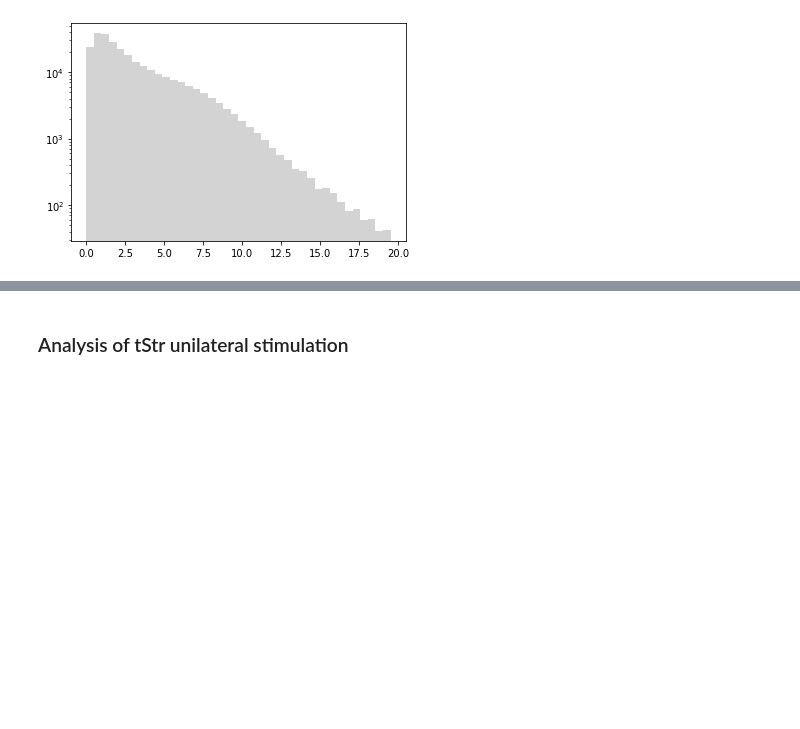
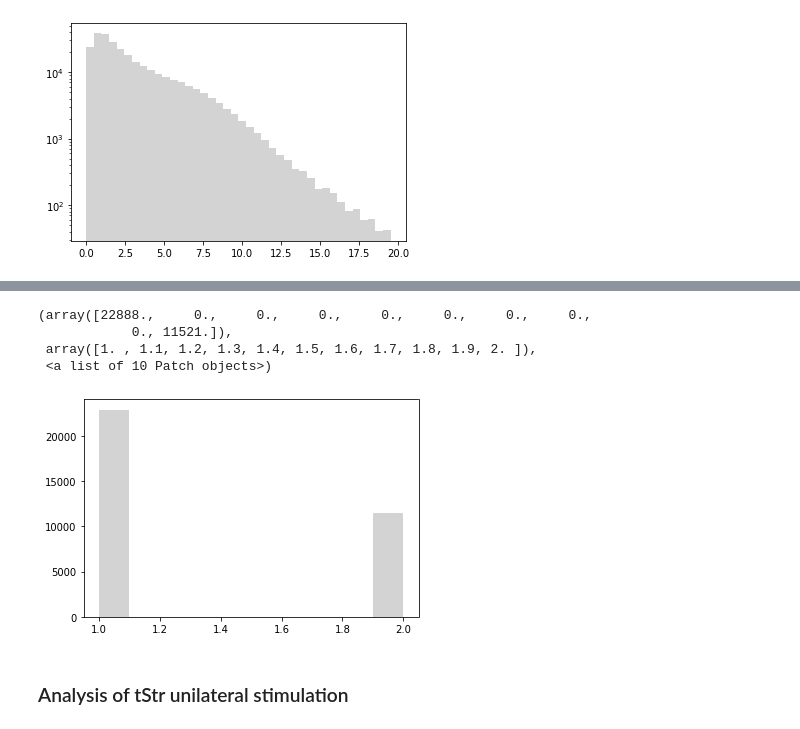
Before and after one commit to HernandoMV/BehaviouralAnalysis, a Jupyter notebook: Dopamine_optostimulation.ipynb, the cells around one changed output, grey strips where cells are left out. Saved outputs shown, nothing was run; the diff lists cells and outputs as text; code cells hidden in the pictures; blank space fills up the shorter version.

```diff
--- a/Dopamine_optostimulation.ipynb
+++ b/Dopamine_optostimulation.ipynb
@@ -963,0 +958,30 @@ plt.show()
+# %%
+raw_data_dir = '/home/hernandom/data/Behavioural_Data/rtpp/DA_stimulation_rtpp/raw_data'
+
+# create output dir
+out_dir = os.path.join(os.path.dirname(raw_data_dir), 'processed_data/')
+if not os.path.isdir(out_dir):
+    os.mkdir(out_dir)
+files = glob.glob(raw_data_dir + '/*.csv')
+
+# read and process files
+dfs = []
+for file in files:
+    print('Working with {}'.format(os.path.basename(file)))
+    # get the animal name
+    an_name = os.path.basename(file).split('_')[1]
+    # open file
+    df = pd.read_csv(file, header=None)
+    colnames = ['centroid[0]', 'centroid[1]', 'orientation', 'axis_major_length',
+                'axis_minor_length', 'isInROI', 'firstTimeStampBool', 'timestampFrame', 'pp']
+    cndict = {}
+    for i,name in enumerate(colnames):
+        cndict[i] = name
+    df.rename(columns=cndict, inplace=True)
+    # add the animal name
+    df['animal_id'] = an_name
+    # append
+    dfs.append(df)
+
+# combine
+fdf = pd.concat(dfs, ignore_index=True)
@@ -964,3 +1026,11 @@ plt.show()
+# %%
+plt.hist(fdf.isInROI+1)
+# %% [output]
+(array([22888.,     0.,     0.,     0.,     0.,     0.,     0.,     0.,
+            0., 11521.]),
+ array([1. , 1.1, 1.2, 1.3, 1.4, 1.5, 1.6, 1.7, 1.8, 1.9, 2. ]),
+ <a list of 10 Patch objects>)
+[figure, added]
 # %%
 # stuff that didn't work below
 # %% [markdown]
```
Also changed, not shown: parts of 9 cells of this notebook.
